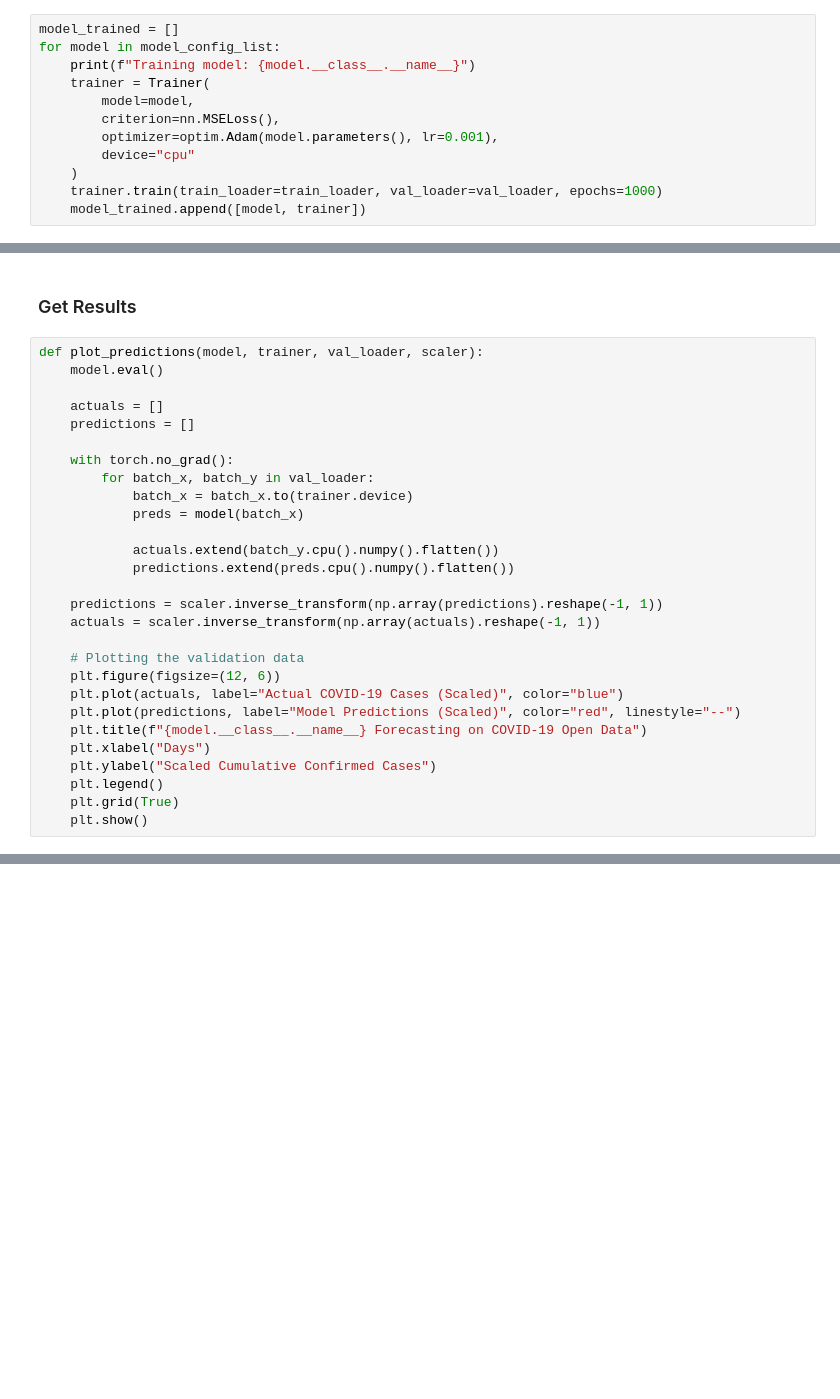
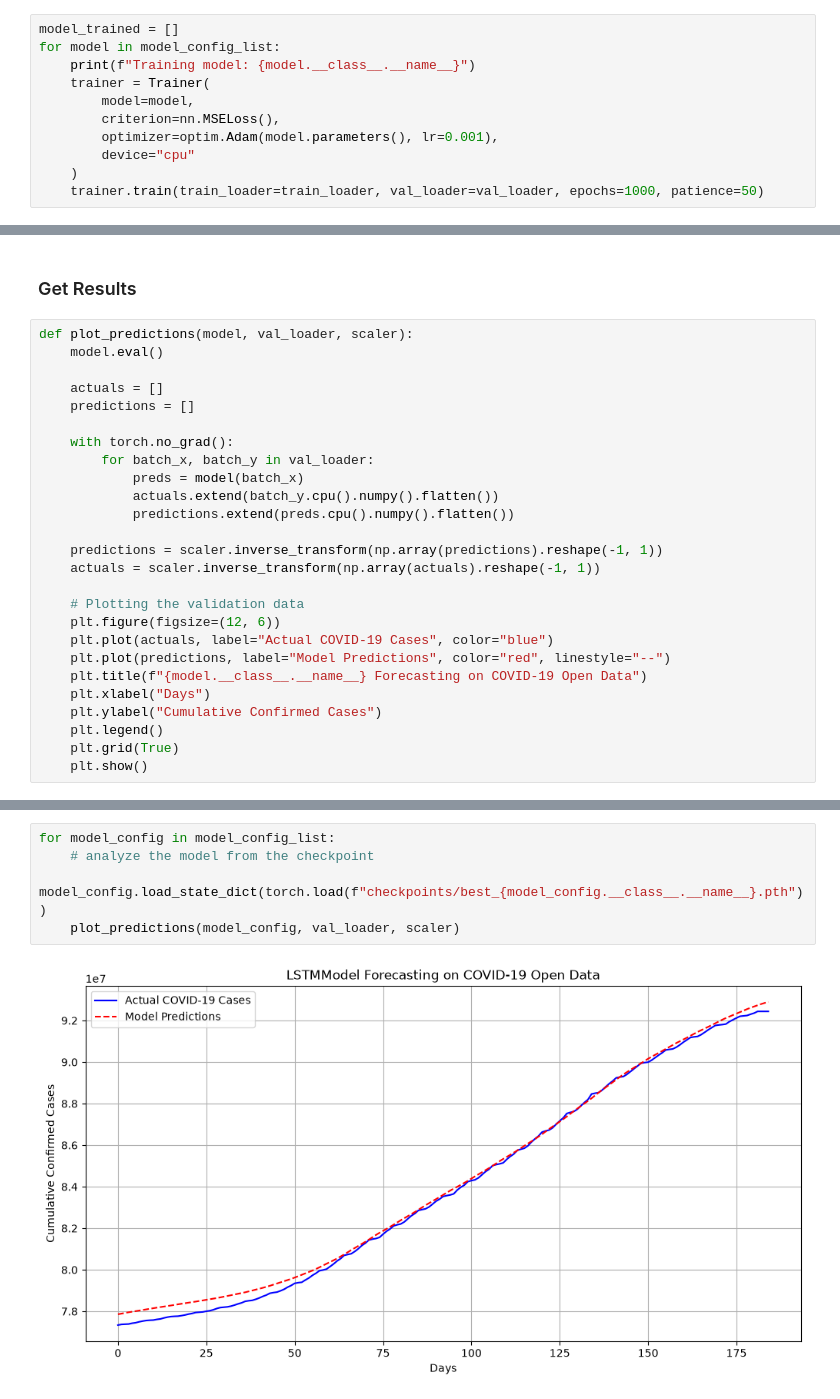
Before and after one commit to rukpakawong/learning-RNNs, a Jupyter notebook: notebooks/experiment.ipynb, the cells around one changed output, grey strips where cells are left out. Drawn from its saved outputs; the diff is of its cells as text; blank space fills up the shorter version.

```diff
--- a/notebooks/experiment.ipynb
+++ b/notebooks/experiment.ipynb
@@ -71,8 +71,7 @@ for model in model_config_list:
         optimizer=optim.Adam(model.parameters(), lr=0.001),
         device="cpu"
     )
-    trainer.train(train_loader=train_loader, val_loader=val_loader, epochs=1000)
-    model_trained.append([model, trainer])
+    trainer.train(train_loader=train_loader, val_loader=val_loader, epochs=1000, patience=50)
 # %% [output]
 Training model: LSTMModel
 Starting training on device: cpu
@@ -95,7 +100,7 @@ Training complete!
 # %% [markdown]
 ### Get Results
 # %%
-def plot_predictions(model, trainer, val_loader, scaler):
+def plot_predictions(model, val_loader, scaler):
     model.eval()
 
     actuals = []
@@ -103,9 +108,7 @@ def plot_predictions(model, trainer, val_loader, scaler):
 
     with torch.no_grad():
         for batch_x, batch_y in val_loader:
-            batch_x = batch_x.to(trainer.device)
             preds = model(batch_x)
-
             actuals.extend(batch_y.cpu().numpy().flatten())
             predictions.extend(preds.cpu().numpy().flatten())
 
@@ -114,11 +117,11 @@ def plot_predictions(model, trainer, val_loader, scaler):
 
     # Plotting the validation data
     plt.figure(figsize=(12, 6))
-    plt.plot(actuals, label="Actual COVID-19 Cases (Scaled)", color="blue")
-    plt.plot(predictions, label="Model Predictions (Scaled)", color="red", linestyle="--")
+    plt.plot(actuals, label="Actual COVID-19 Cases", color="blue")
+    plt.plot(predictions, label="Model Predictions", color="red", linestyle="--")
     plt.title(f"{model.__class__.__name__} Forecasting on COVID-19 Open Data")
     plt.xlabel("Days")
-    plt.ylabel("Scaled Cumulative Confirmed Cases")
+    plt.ylabel("Cumulative Confirmed Cases")
     plt.legend()
     plt.grid(True)
     plt.show()
@@ -135,0 +128,7 @@ for model, trainer in model_trained:
+# %%
+for model_config in model_config_list:
+    # analyze the model from the checkpoint
+    model_config.load_state_dict(torch.load(f"checkpoints/best_{model_config.__class__.__name__}.pth"))
+    plot_predictions(model_config, val_loader, scaler)
+# %% [output]
+[figure, added]
```
Also changed, not shown: parts of 3 cells of this notebook, 6 other files.
